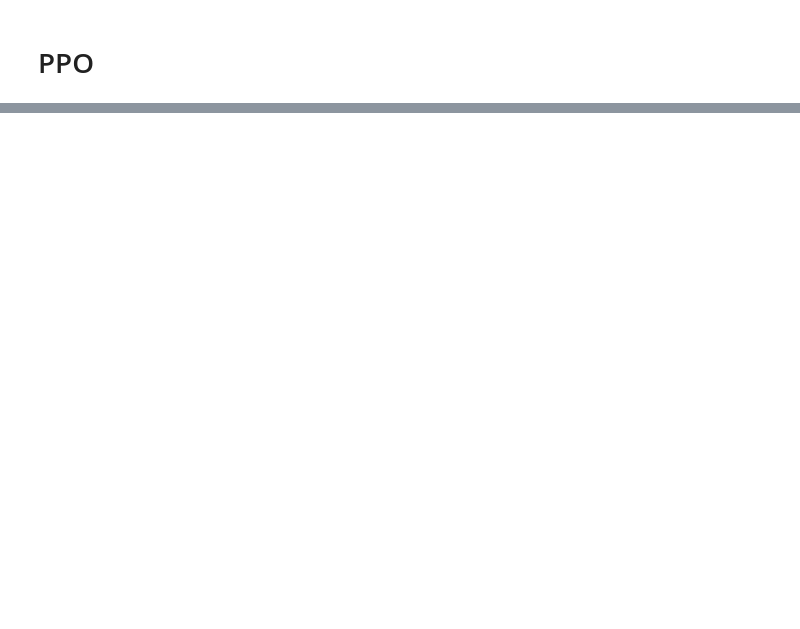
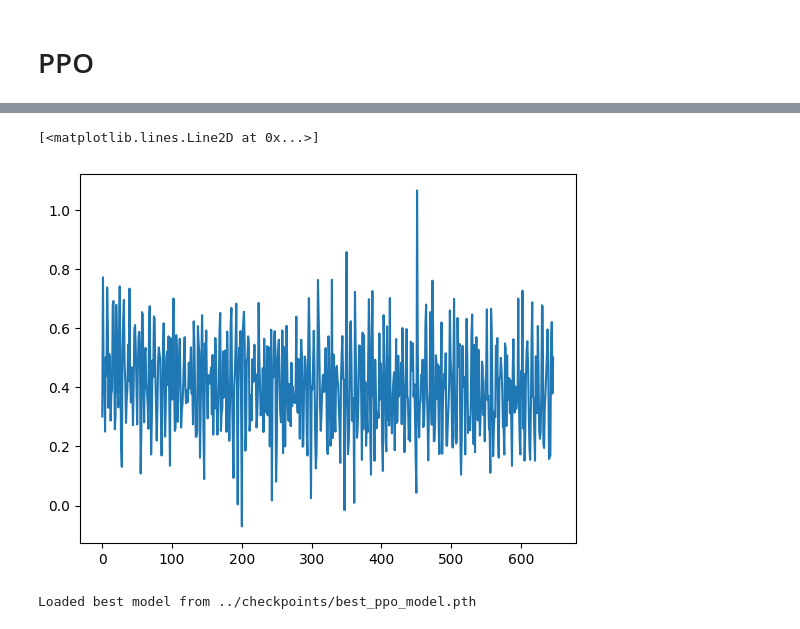
Before and after one commit to steveksh/Black-Jack-RL, a Jupyter notebook: game/notebooks/ppo.ipynb, the cells around one changed output, grey strips where cells are left out. Saved outputs shown, nothing was run; the diff lists cells and outputs as text; code cells hidden in the pictures; blank space fills up the shorter version.

```diff
--- a/game/notebooks/ppo.ipynb
+++ b/game/notebooks/ppo.ipynb
@@ -114,0 +270,24 @@ Epoch 1900 | Avg Return: -2.50
+# %%
+plt.plot(all_losses)
+# %% [output]
+[<matplotlib.lines.Line2D at 0x...>]
+[figure, added]
+# %%
+
+# Hyperparameters for PPO
+params = {
+    'lr': 1e-3,
+    'gamma': 0.99,
+    'clip': 0.2,
+    'ppo_epochs': 4,
+    'value_loss_coef': 0.5,
+    'entropy_coef': 0.01,
+    'batch_size': 100,  # number of timesteps per update
+    'max_episodes': 50000
+}
+
+agent = PPOAgent(params)
+
+agent.load_best_model('../checkpoints/best_ppo_model.pth')
+# %% [output]
+Loaded best model from ../checkpoints/best_ppo_model.pth
```
Also changed, not shown: parts of 8 cells of this notebook, 15 other files.
